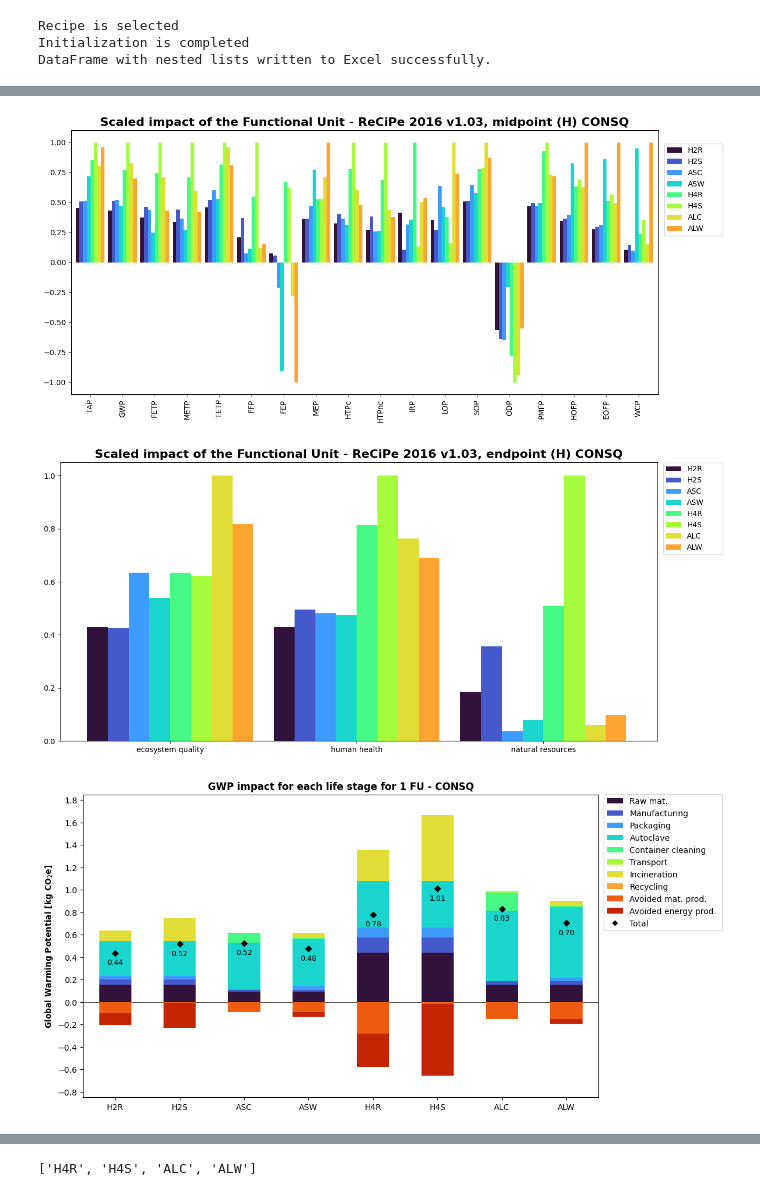
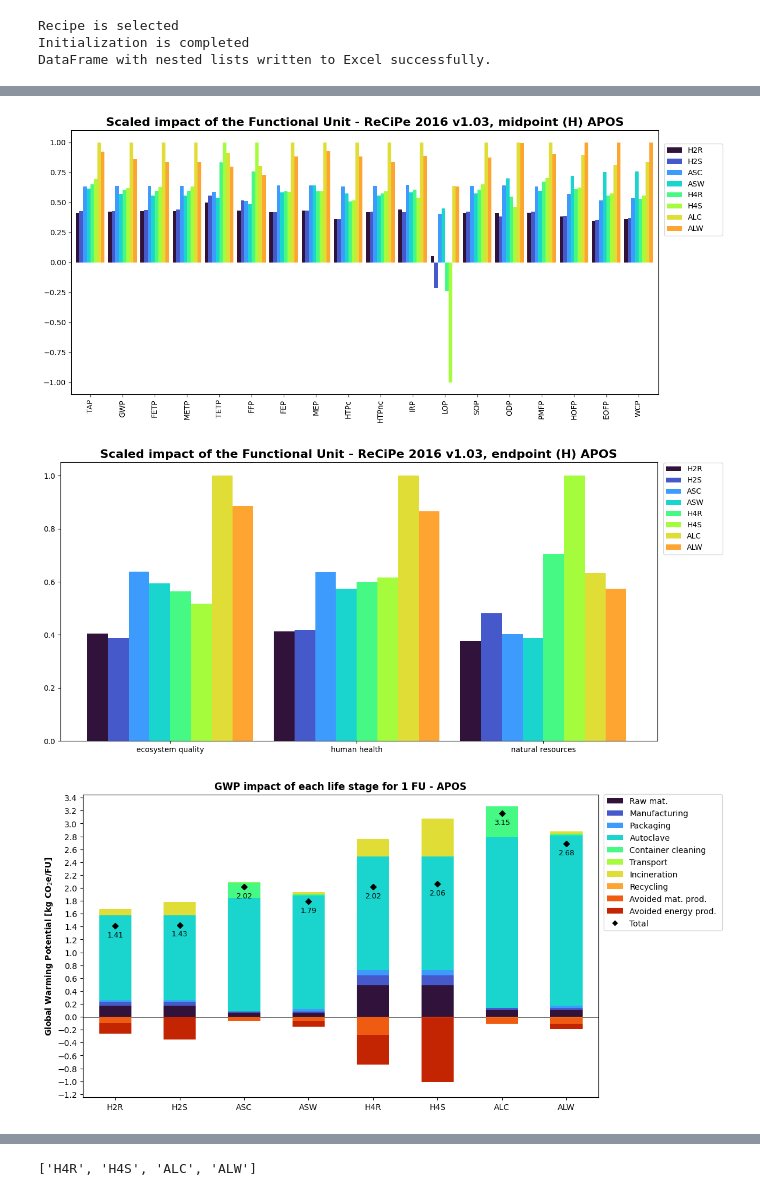
Before and after one commit to RuneWF/Single-use-vs-multi-use-in-health-care, a Jupyter notebook: Brighway/Ofir/Ofir.ipynb, the cells around one changed output, grey strips where cells are left out. Cells and saved outputs as stored; diff of their text form; code cells hidden in the pictures.

```diff
--- a/Brighway/Ofir/Ofir.ipynb
+++ b/Brighway/Ofir/Ofir.ipynb
@@ -26,7 +26,7 @@ importlib.reload(bp)
 <module 'box_plot' from 'C:\\Users\\ruw\\Desktop\\RA\\Single-use-vs-multi-use-in-health-care\\Brighway\\Libaries\\box_plot.py'>
 # %%
 # Specifying if it is CONSQ (consequential) or APOS
-db_type = 'CONSQ'
+db_type = 'APOS'
 
 # Specifying the LCIA method
 lcia_method = 'recipe'
@@ -130,23 +154,23 @@ leg_pos_mid = .601
 
 lp.scaled_FU_plot(df_scaled, plot_x_axis, inputs, impact_categories, leg_pos_mid)
 # %% [output]
-[figure, old version]
+[figure, new version]
 # %%
 leg_pos_end = 0.67
 if 'recipe' in lcia_method.lower():
     df_tot_e, df_scaled_e = lc.dataframe_element_scaling(df_endpoint)
     lp.scaled_FU_plot(df_scaled_e, plot_x_axis_end, inputs, impact_categories[-3:], leg_pos_end)
 # %% [output]
-[figure, old version]
+[figure, new version]
 # %%
-y_min = -.8
-y_max = 1.8
+y_min = -1.2
+y_max = 3.4
 step = 0.2
 leg_pos = 0.55
-marker_offset = 0.12
+marker_offset = 0.2
 y_axis_values = [y_min, y_max, step, leg_pos, marker_offset]
 lp.gwp_scenario_plot(df_GWP, inputs, y_axis_values)
 # %% [output]
-[figure, old version]
+[figure, new version]
 # %%
 amount_of_uses = 513
```
Also changed, not shown: parts of 8 cells of this notebook, 15 other files.
